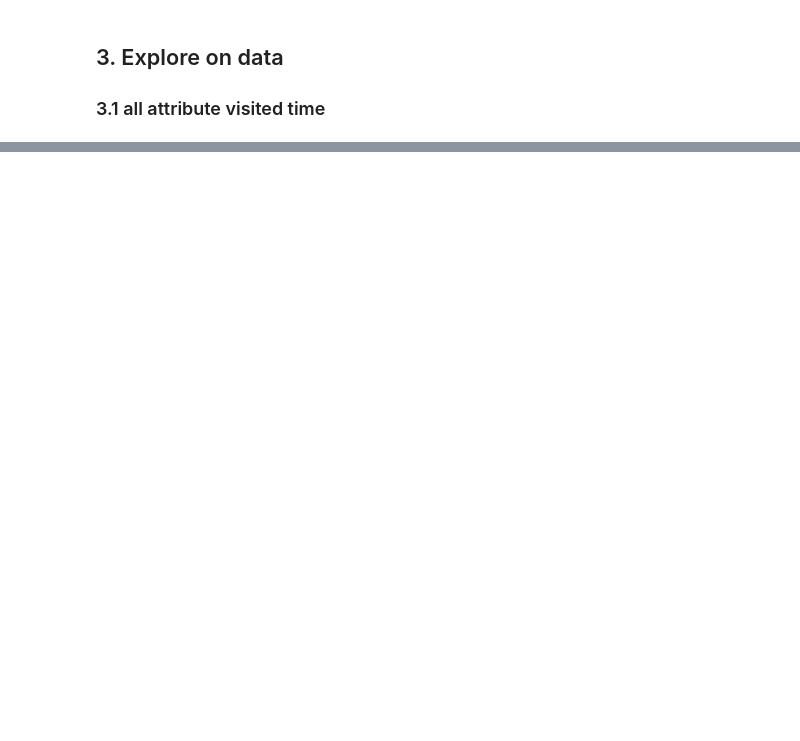
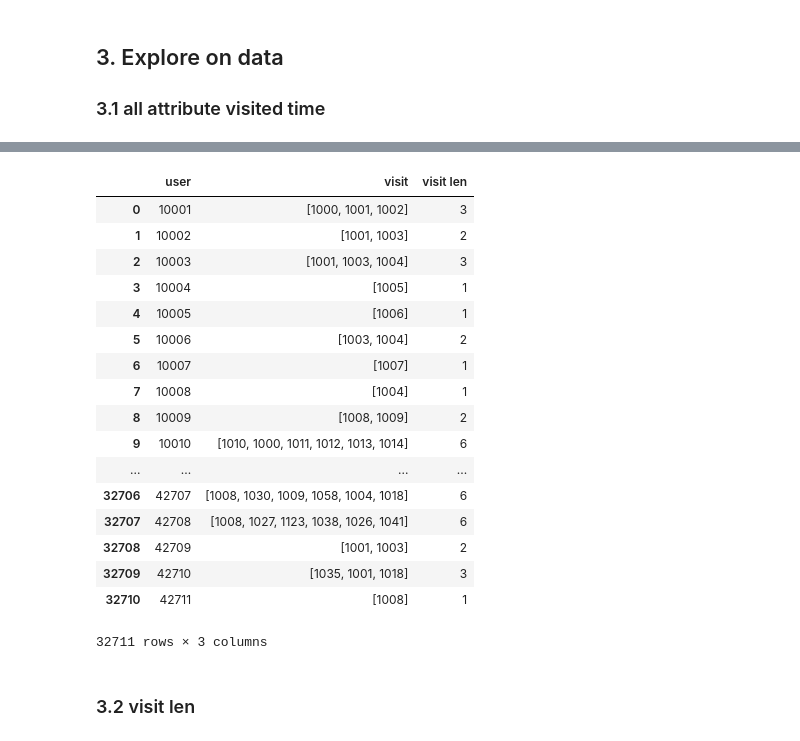
Before and after one commit to hanshanglin/COMP4433_project, a Jupyter notebook: explore.ipynb, the cells around one changed output, grey strips where cells are left out. Saved outputs shown, nothing was run; the diff lists cells and outputs as text; code cells hidden in the pictures; blank space fills up the shorter version.

```diff
--- a/explore.ipynb
+++ b/explore.ipynb
@@ -172,0 +186,25 @@ attribute_df.head(15)
+# %%
+# user visited length
+user_df["visit len"] = user_df.apply(lambda x: len(x['visit']), axis=1)
+user_df
+# %% [output]
+|  | user | visit | visit len |
+| 0 | 10001 | [1000, 1001, 1002] | 3 |
+| 1 | 10002 | [1001, 1003] | 2 |
+| 2 | 10003 | [1001, 1003, 1004] | 3 |
+| 3 | 10004 | [1005] | 1 |
+| 4 | 10005 | [1006] | 1 |
+| 5 | 10006 | [1003, 1004] | 2 |
+| 6 | 10007 | [1007] | 1 |
+| 7 | 10008 | [1004] | 1 |
+| 8 | 10009 | [1008, 1009] | 2 |
+| 9 | 10010 | [1010, 1000, 1011, 1012, 1013, 1014] | 6 |
+| ... | ... | ... | ... |
+| 32706 | 42707 | [1008, 1030, 1009, 1058, 1004, 1018] | 6 |
+| 32707 | 42708 | [1008, 1027, 1123, 1038, 1026, 1041] | 6 |
+| 32708 | 42709 | [1001, 1003] | 2 |
+| 32709 | 42710 | [1035, 1001, 1018] | 3 |
+| 32710 | 42711 | [1008] | 1 |
+32711 rows × 3 columns
+# %% [markdown]
+### 3.2 visit len
```
Also changed, not shown: parts of 23 cells of this notebook, 1 other file.
